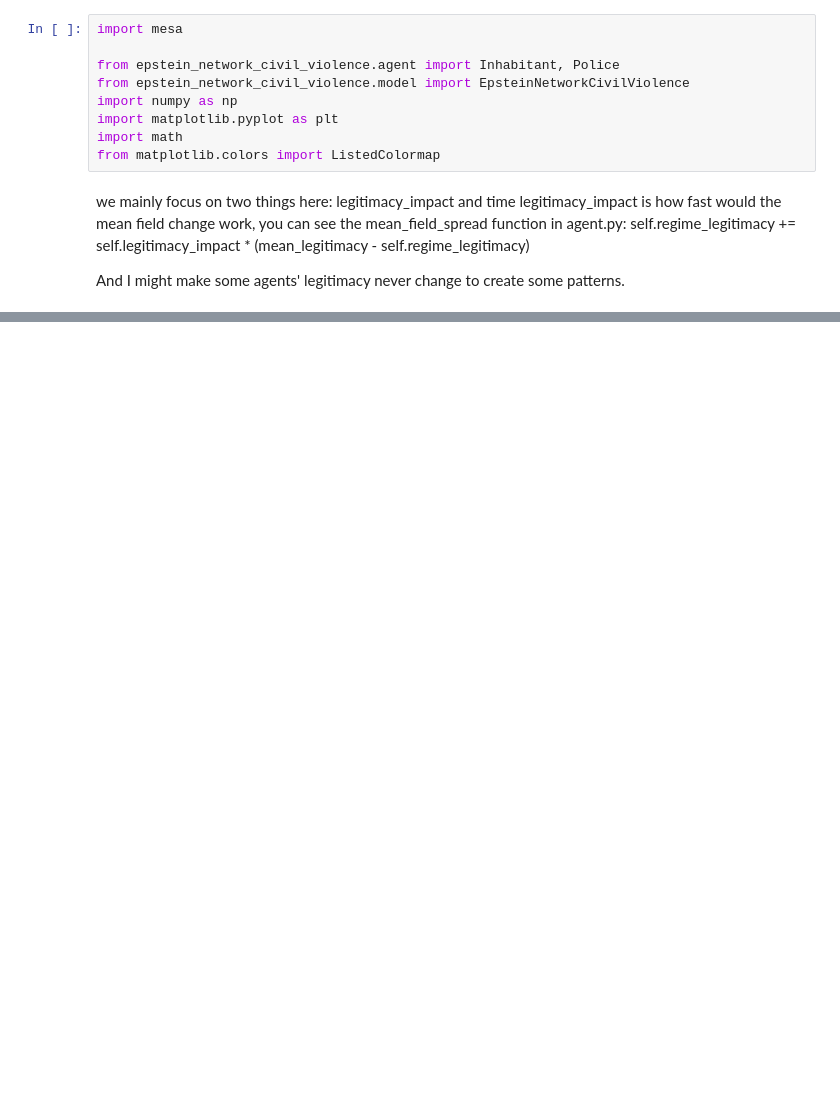
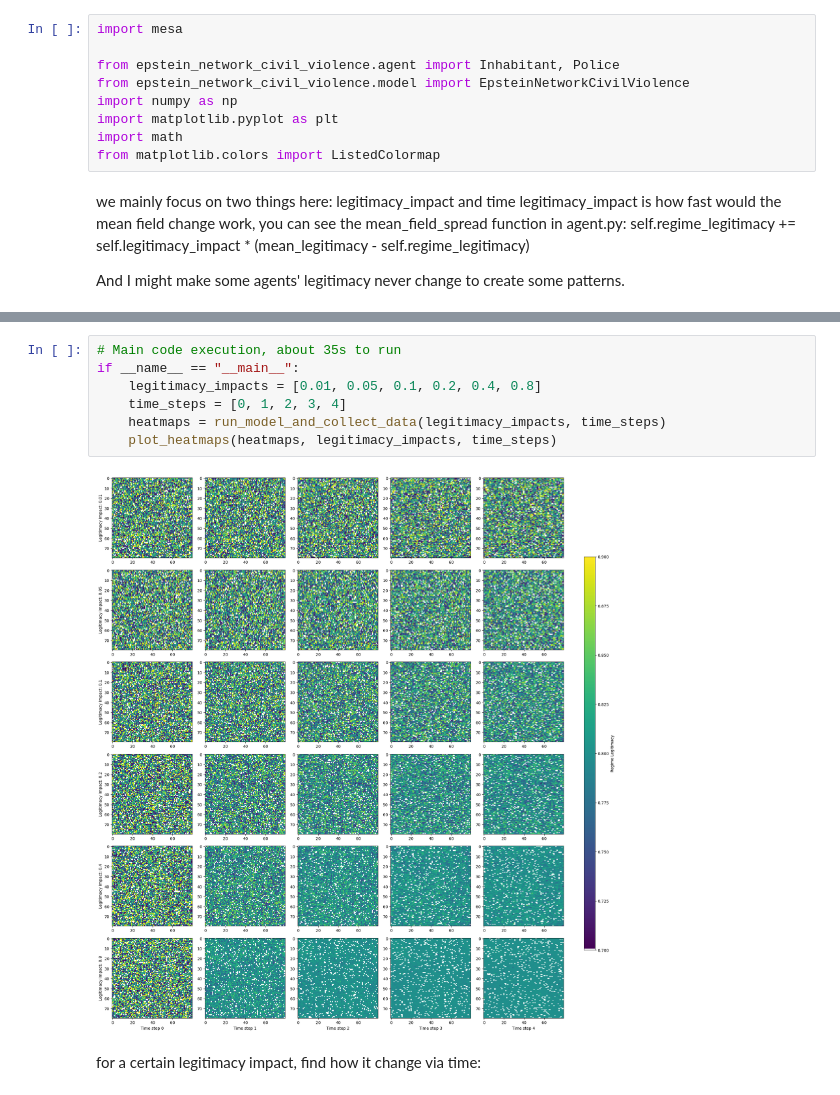
Before and after one commit to yehuihe/epstein_network_civil_violence, a Jupyter notebook: legitimacy.ipynb, the cells around one changed output, grey strips where cells are left out. Cells and saved outputs as stored; diff of their text form; blank space fills up the shorter version.

Commit message:
refactor the codes in legitimacy.ipynb, and add stable state

```diff
--- a/legitimacy.ipynb
+++ b/legitimacy.ipynb
@@ -95 +114,12 @@ plt.show()
+# %%
+# Main code execution, about 35s to run
+if __name__ == "__main__":
+    legitimacy_impacts = [0.01, 0.05, 0.1, 0.2, 0.4, 0.8]
+    time_steps = [0, 1, 2, 3, 4]
+    heatmaps = run_model_and_collect_data(legitimacy_impacts, time_steps)
+    plot_heatmaps(heatmaps, legitimacy_impacts, time_steps)
+# %% [output]
+[figure, added]
+# %% [markdown]
+for a certain legitimacy impact, find how it change via time:
 # %%
```
Also changed, not shown: parts of 16 cells of this notebook, 2 other files.
